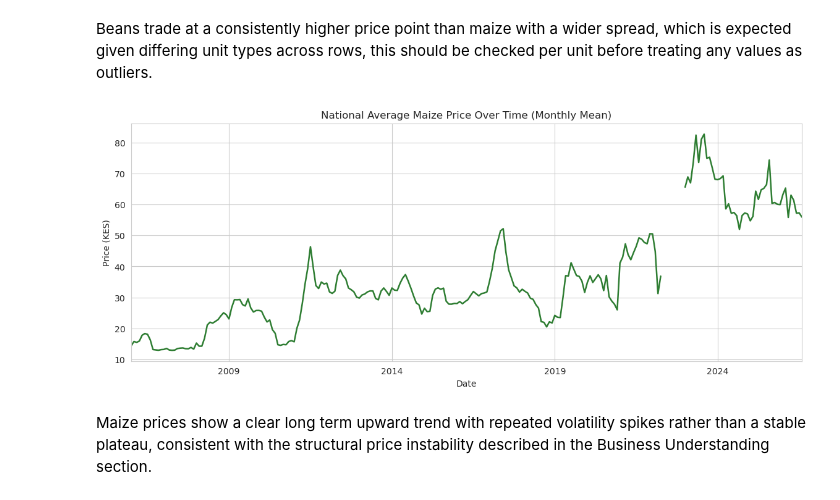
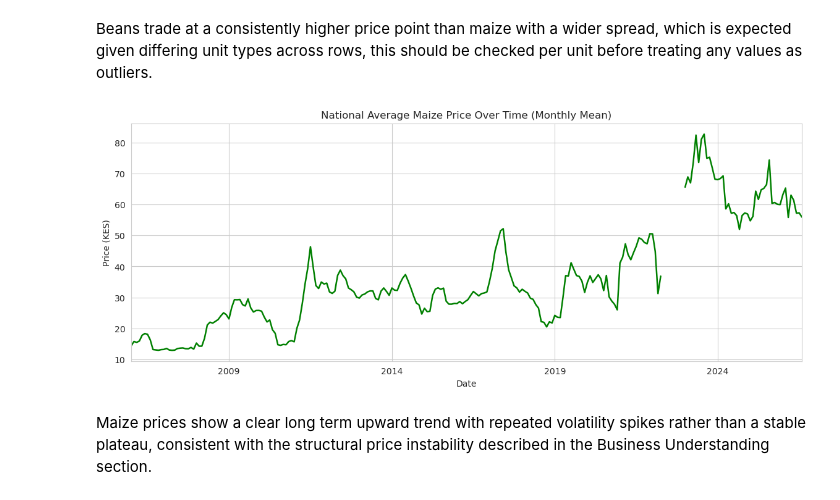
Before and after one commit to kevinkiplangat432/Predictive-Time-Series-Pipeline-using-a-Dual-Input-LSTM-and-Geospatial-Mapping, a Jupyter notebook: kenyan_prices_food.ipynb, the cells around one changed output. Drawn from its saved outputs; the diff is of its cells as text; code cells hidden in the pictures.

```diff
--- a/kenyan_prices_food.ipynb
+++ b/kenyan_prices_food.ipynb
@@ -355,16 +366,16 @@ Beans trade at a consistently higher price point than maize with a wider spread,
 # %%
 # national average maize price by month (univariate)
 maize = prices[prices["commodity"] == "Maize"].copy()
 maize_monthly = maize.groupby(pd.Grouper(key="date", freq="ME"))["price"].mean()
 
 plt.figure(figsize=(14, 5))
-maize_monthly.plot(color="#2E7D32", linewidth=1.8)
+maize_monthly.plot(color="green", linewidth=1.8)
 plt.title("National Average Maize Price Over Time (Monthly Mean)")
 plt.ylabel("Price (KES)")
 plt.xlabel("Date")
 plt.show()
 # %% [output]
-[figure, old version]
+[figure, new version]
 # %% [markdown]
 Maize prices show a clear long term upward trend with repeated volatility spikes rather than a stable plateau, consistent with the structural price instability described in the Business Understanding section.
 # %%
```
Also changed, not shown: parts of 8 cells of this notebook.
